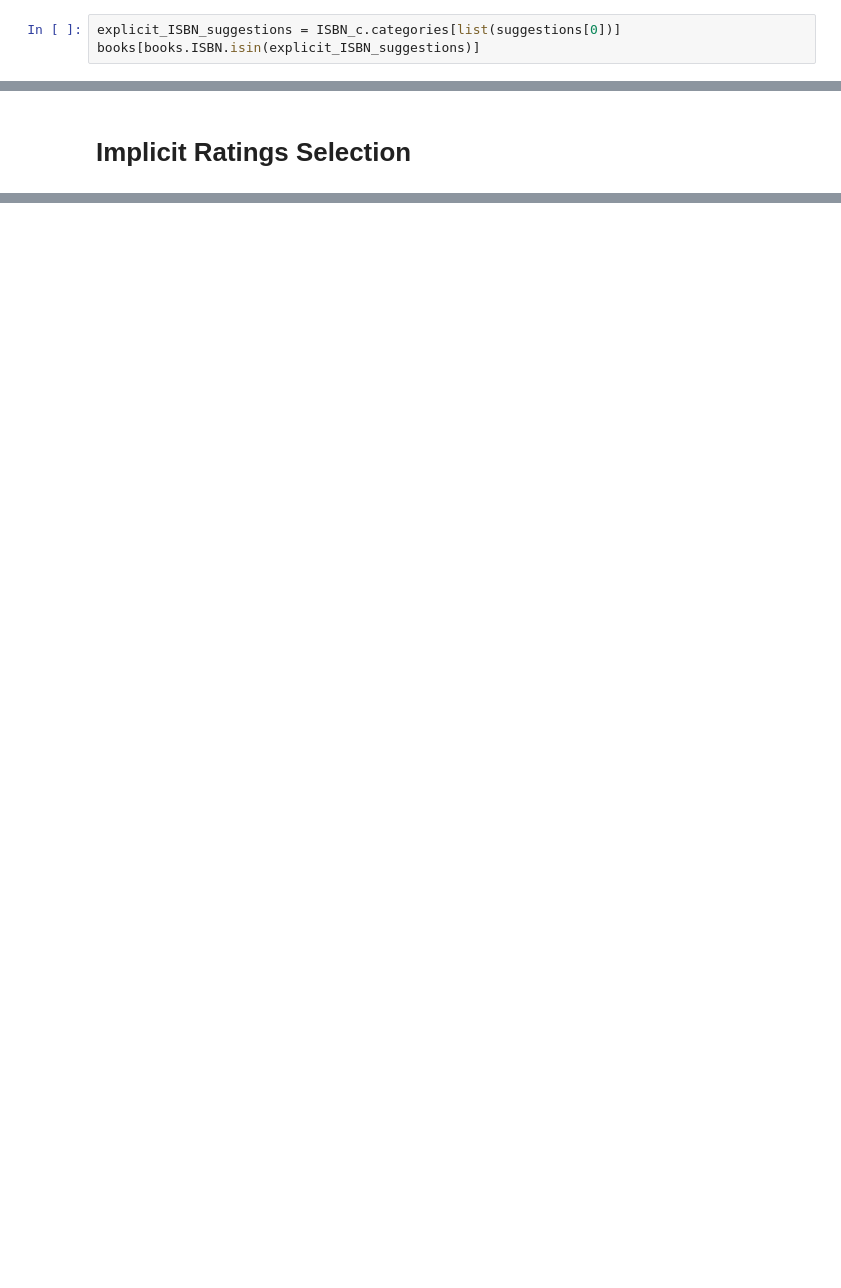
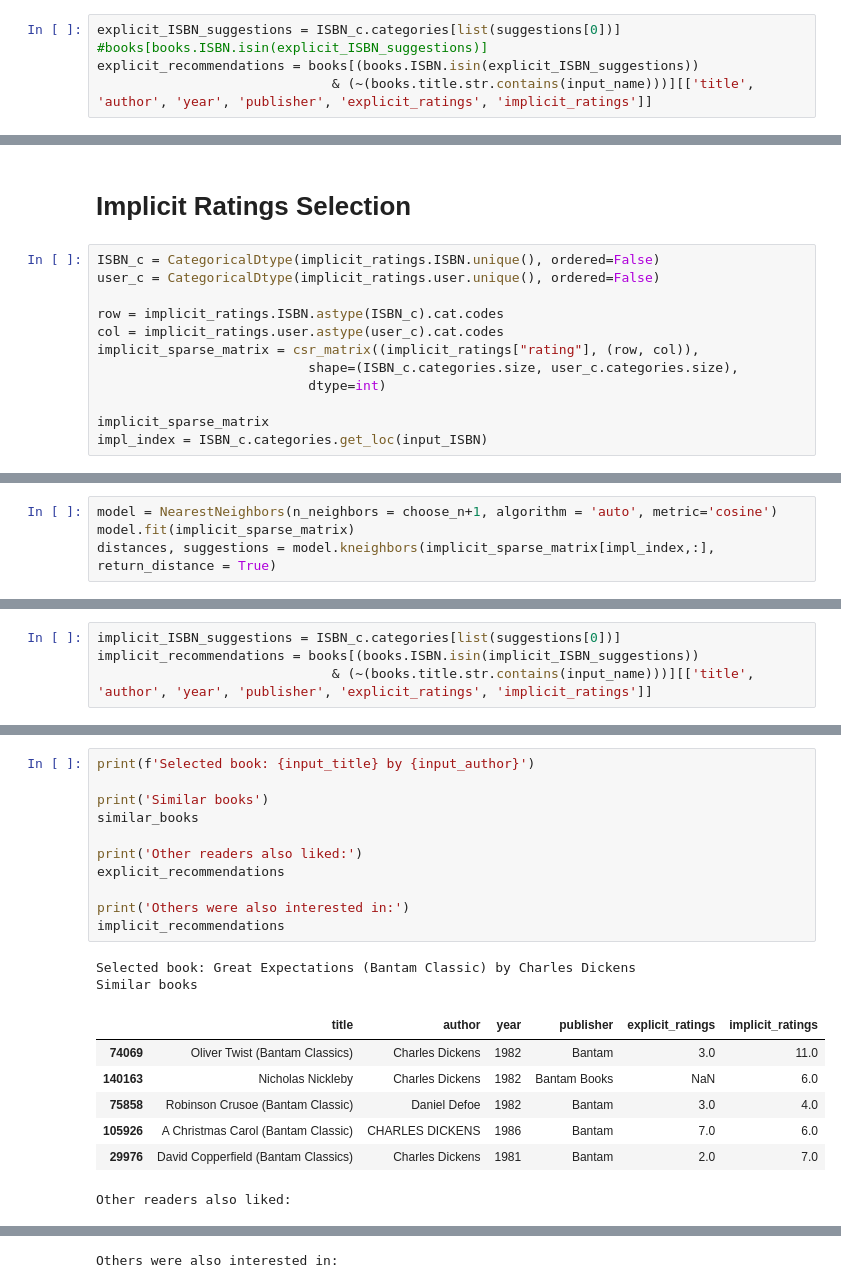
Before and after one commit to JanKubal/Book_Recommender, a Jupyter notebook: book_recommender.ipynb, the cells around one changed output, grey strips where cells are left out. Saved outputs shown, nothing was run; the diff lists cells and outputs as text; blank space fills up the shorter version.

Commit message:
Implicit suggestions

```diff
--- a/book_recommender.ipynb
+++ b/book_recommender.ipynb
@@ -311,4 +289,6 @@ distances, suggestions = model.kneighbors(subset_sparse_matrix[expl_index,:], re
 NearestNeighbors(metric='cosine', n_neighbors=6)
 # %%
 explicit_ISBN_suggestions = ISBN_c.categories[list(suggestions[0])]
-books[books.ISBN.isin(explicit_ISBN_suggestions)]
+#books[books.ISBN.isin(explicit_ISBN_suggestions)]
+explicit_recommendations = books[(books.ISBN.isin(explicit_ISBN_suggestions))
+                              & (~(books.title.str.contains(input_name)))][['title', 'author', 'year', 'publisher', 'explicit_ratings', 'implicit_ratings']]
@@ -323,2 +295,14 @@ books[books.ISBN.isin(explicit_ISBN_suggestions)]
 # %% [markdown]
 # Implicit Ratings Selection
+# %%
+ISBN_c = CategoricalDtype(implicit_ratings.ISBN.unique(), ordered=False)
+user_c = CategoricalDtype(implicit_ratings.user.unique(), ordered=False)
+
+row = implicit_ratings.ISBN.astype(ISBN_c).cat.codes
+col = implicit_ratings.user.astype(user_c).cat.codes
+implicit_sparse_matrix = csr_matrix((implicit_ratings["rating"], (row, col)),
+                           shape=(ISBN_c.categories.size, user_c.categories.size),
+                           dtype=int)
+
+implicit_sparse_matrix
+impl_index = ISBN_c.categories.get_loc(input_ISBN)
@@ -324,0 +312,4 @@ books[books.ISBN.isin(explicit_ISBN_suggestions)]
+# %%
+model = NearestNeighbors(n_neighbors = choose_n+1, algorithm = 'auto', metric='cosine')
+model.fit(implicit_sparse_matrix)
+distances, suggestions = model.kneighbors(implicit_sparse_matrix[impl_index,:], return_distance = True)
@@ -324,0 +318,4 @@ books[books.ISBN.isin(explicit_ISBN_suggestions)]
+# %%
+implicit_ISBN_suggestions = ISBN_c.categories[list(suggestions[0])]
+implicit_recommendations = books[(books.ISBN.isin(implicit_ISBN_suggestions))
+                              & (~(books.title.str.contains(input_name)))][['title', 'author', 'year', 'publisher', 'explicit_ratings', 'implicit_ratings']]
@@ -324,0 +324,21 @@ books[books.ISBN.isin(explicit_ISBN_suggestions)]
+# %%
+print(f'Selected book: {input_title} by {input_author}')
+
+print('Similar books')
+similar_books
+
+print('Other readers also liked:')
+explicit_recommendations
+
+print('Others were also interested in:')
+implicit_recommendations
+# %% [output]
+Selected book: Great Expectations (Bantam Classic) by Charles Dickens
+Similar books
+|  | title | author | year | publisher | explicit_ratings | implicit_ratings |
+| 74069 | Oliver Twist (Bantam Classics) | Charles Dickens | 1982 | Bantam | 3.0 | 11.0 |
+| 140163 | Nicholas Nickleby | Charles Dickens | 1982 | Bantam Books | NaN | 6.0 |
+| 75858 | Robinson Crusoe (Bantam Classic) | Daniel Defoe | 1982 | Bantam | 3.0 | 4.0 |
+| 105926 | A Christmas Carol (Bantam Classic) | CHARLES DICKENS | 1986 | Bantam | 7.0 | 6.0 |
+| 29976 | David Copperfield (Bantam Classics) | Charles Dickens | 1981 | Bantam | 2.0 | 7.0 |
+Other readers also liked:
@@ -324,0 +351 @@ books[books.ISBN.isin(explicit_ISBN_suggestions)]
+Others were also interested in:
```
Also changed, not shown: parts of 14 cells of this notebook.
